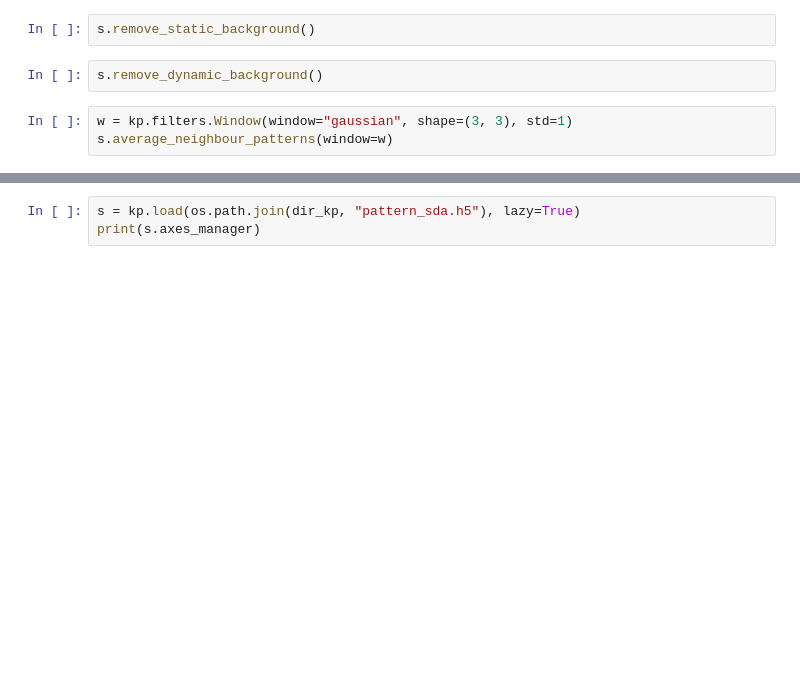
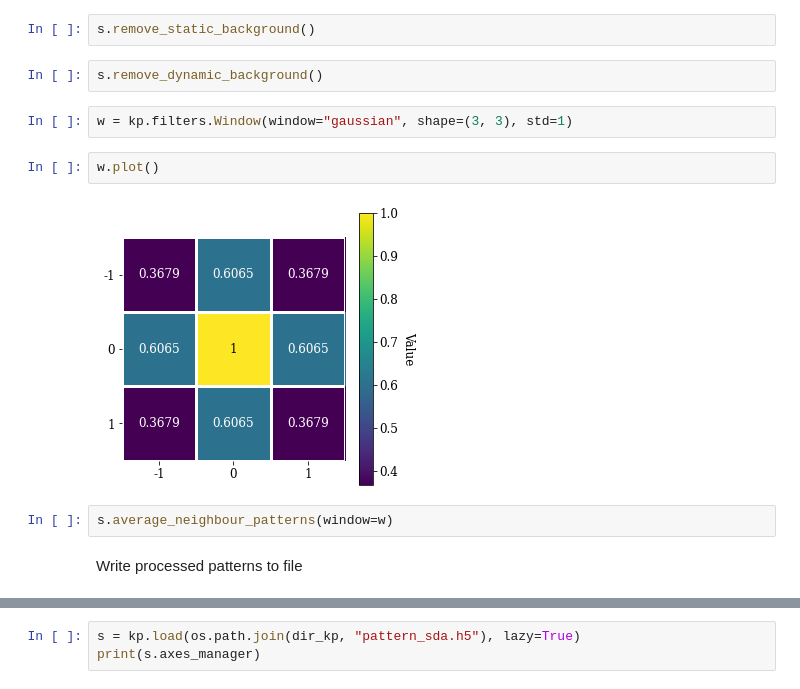
Before and after one commit to hakonanes/correlated-grains-particles-workflow, a Jupyter notebook: notebooks/ebsd2_preprocess.ipynb, the cells around one changed output, grey strips where cells are left out. Cells and saved outputs as stored; diff of their text form; blank space fills up the shorter version.

```diff
--- a/notebooks/ebsd2_preprocess.ipynb
+++ b/notebooks/ebsd2_preprocess.ipynb
@@ -169,7 +170,14 @@ s.remove_static_background()
 s.remove_dynamic_background()
 # %%
 w = kp.filters.Window(window="gaussian", shape=(3, 3), std=1)
-s.average_neighbour_patterns(window=w)
+# %%
+w.plot()
+# %% [output]
+[figure, added]
+# %%
+s.average_neighbour_patterns(window=w)
+# %% [markdown]
+Write processed patterns to file
 # %%
 t0 = time()
 s.save(os.path.join(dir_kp, "pattern_sda.h5"))
```
Also changed, not shown: parts of 37 cells of this notebook, 5 other files.
